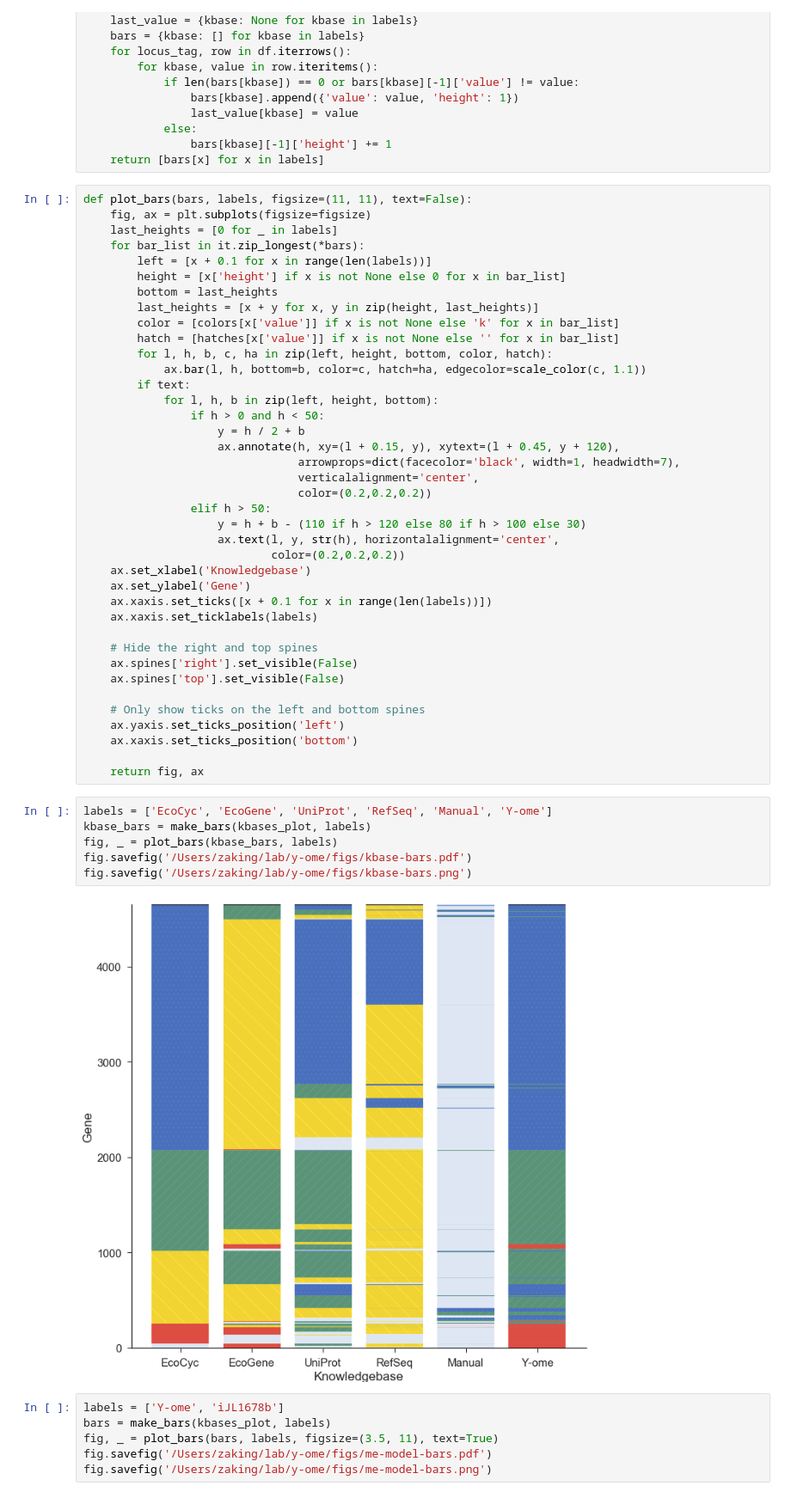
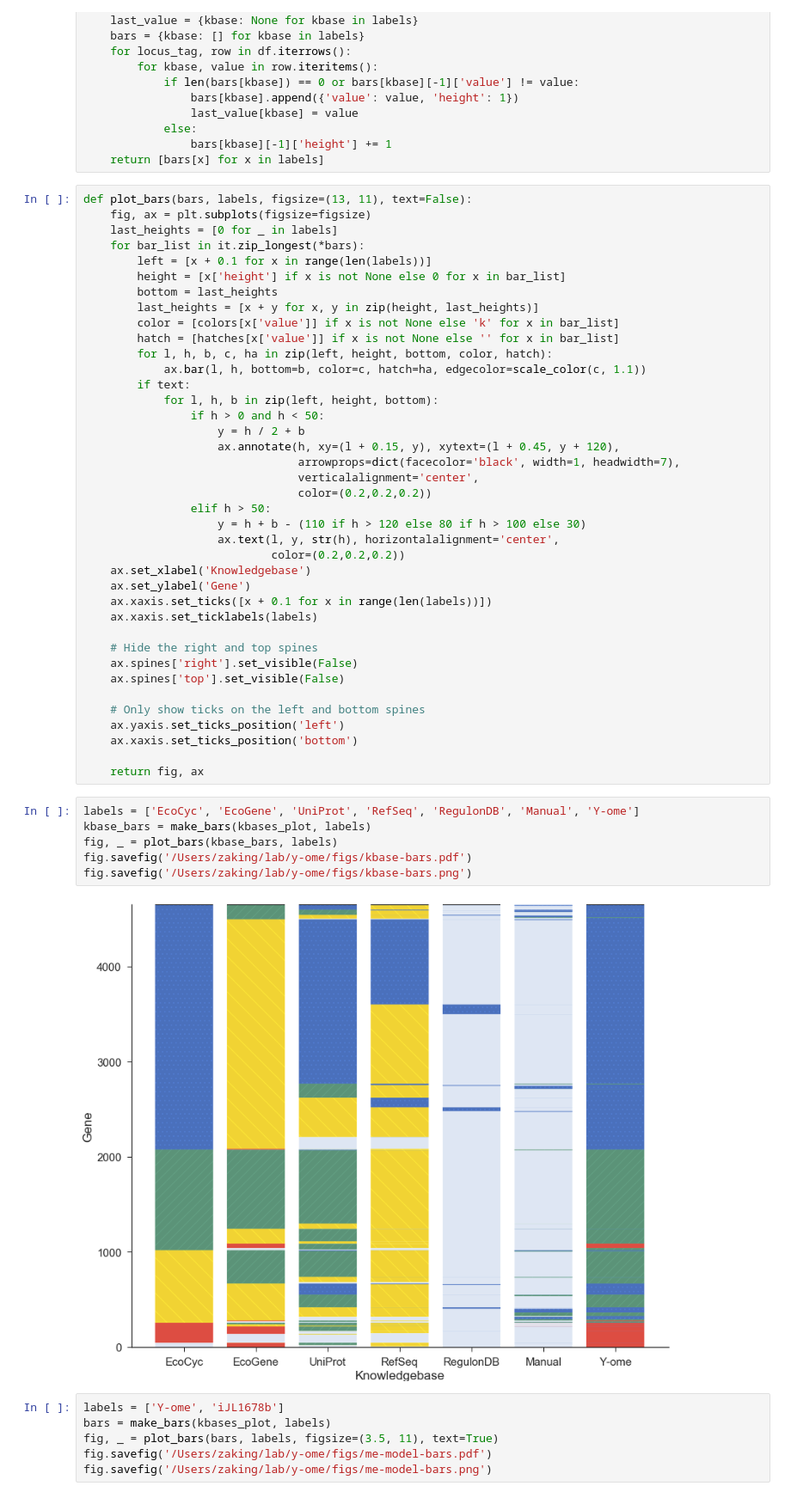
Before and after one commit to zakandrewking/y-ome, a Jupyter notebook: notebooks/17..12.06 Categories.ipynb, the cells around one changed output. Shown at 86% size. Cells and saved outputs as stored; diff of their text form.

Commit message:
latest figure with new colors

```diff
--- a/notebooks/17..12.06 Categories.ipynb
+++ b/notebooks/17..12.06 Categories.ipynb
@@ -138,7 +164,7 @@ def make_bars(df_all, labels):
                 bars[kbase][-1]['height'] += 1
     return [bars[x] for x in labels]
 # %%
-def plot_bars(bars, labels, figsize=(11, 11), text=False):
+def plot_bars(bars, labels, figsize=(13, 11), text=False):
     fig, ax = plt.subplots(figsize=figsize)
     last_heights = [0 for _ in labels]
     for bar_list in it.zip_longest(*bars):
@@ -177,13 +203,13 @@ def plot_bars(bars, labels, figsize=(11, 11), text=False):
 
     return fig, ax
 # %%
-labels = ['EcoCyc', 'EcoGene', 'UniProt', 'RefSeq', 'Manual', 'Y-ome']
+labels = ['EcoCyc', 'EcoGene', 'UniProt', 'RefSeq', 'RegulonDB', 'Manual', 'Y-ome']
 kbase_bars = make_bars(kbases_plot, labels)
 fig, _ = plot_bars(kbase_bars, labels)
 fig.savefig('/Users/zaking/lab/y-ome/figs/kbase-bars.pdf')
 fig.savefig('/Users/zaking/lab/y-ome/figs/kbase-bars.png')
 # %% [output]
-[figure, old version]
+[figure, new version]
 # %%
 labels = ['Y-ome', 'iJL1678b']
 bars = make_bars(kbases_plot, labels)
```
Also changed, not shown: parts of 2 cells of this notebook, 2 other files.
